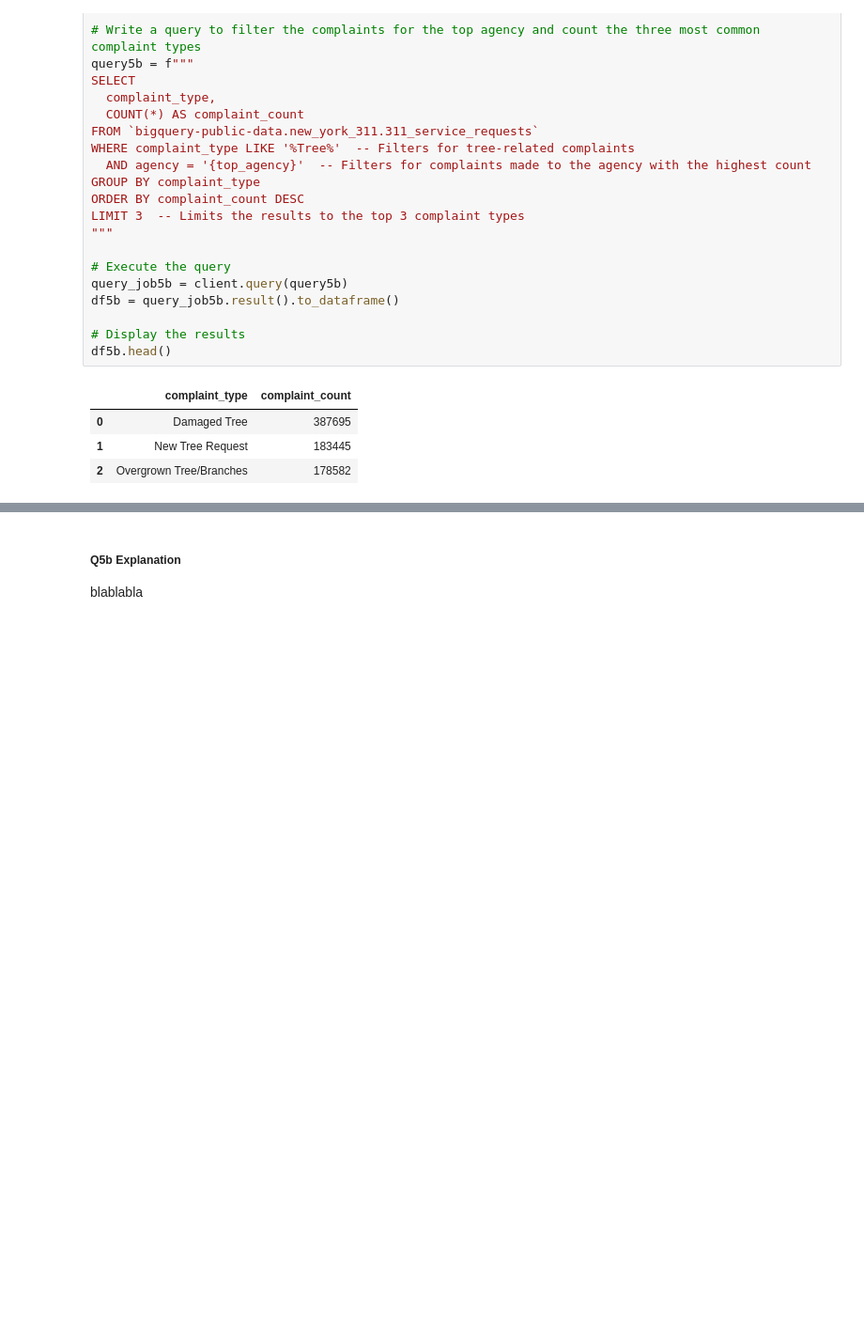
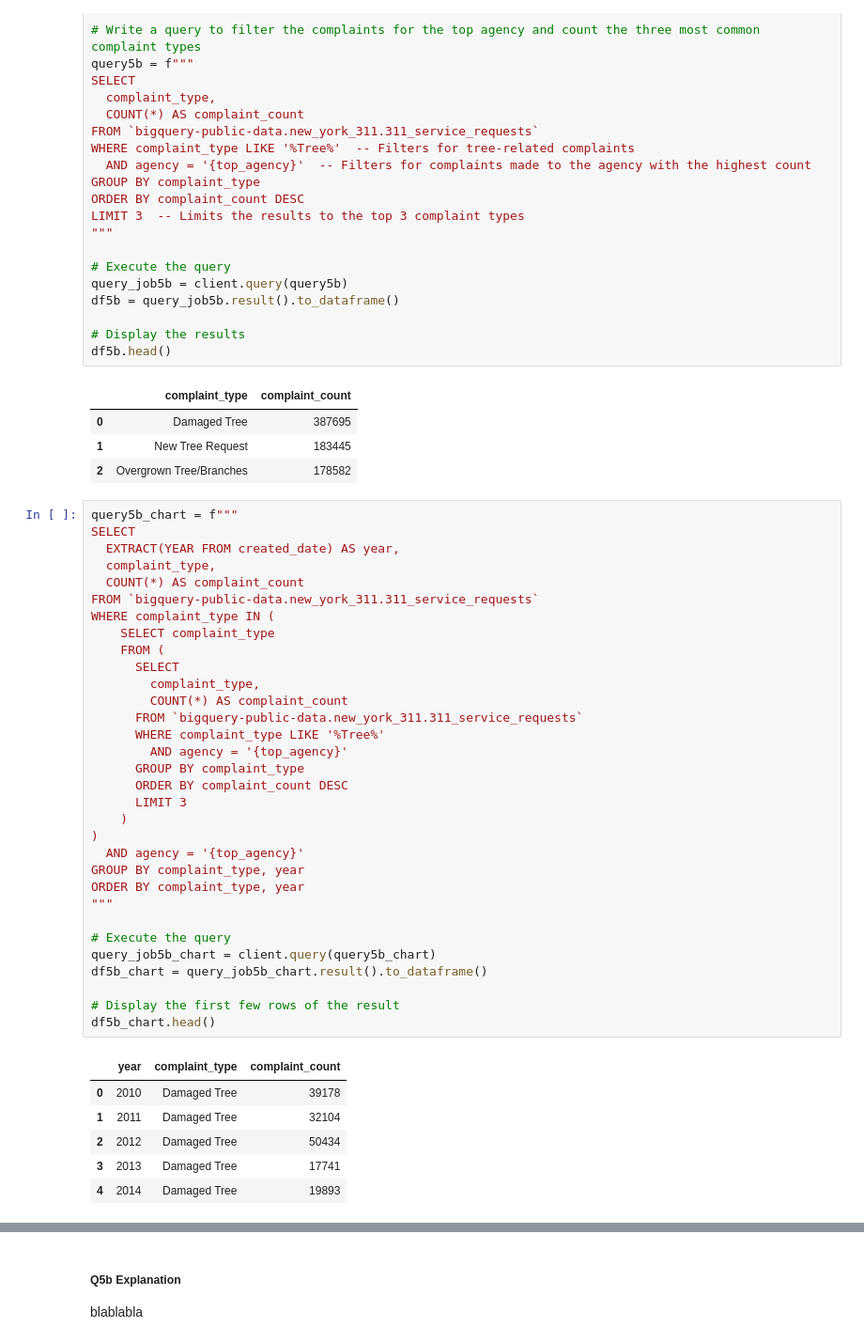
Before and after one commit to NathanP23/Big-Data-Mining-52002, a Jupyter notebook: MidTerm/MidTerm_52002_2024_25.ipynb, the cells around one changed output, grey strips where cells are left out. Shown at 94% size. Cells and saved outputs as stored; diff of their text form; blank space fills up the shorter version.

```diff
--- a/MidTerm/MidTerm_52002_2024_25.ipynb
+++ b/MidTerm/MidTerm_52002_2024_25.ipynb
@@ -1309,3 +1355,42 @@ df5b.head()
 | 0 | Damaged Tree | 387695 |
 | 1 | New Tree Request | 183445 |
 | 2 | Overgrown Tree/Branches | 178582 |
+# %%
+query5b_chart = f"""
+SELECT
+  EXTRACT(YEAR FROM created_date) AS year,
+  complaint_type,
+  COUNT(*) AS complaint_count
+FROM `bigquery-public-data.new_york_311.311_service_requests`
+WHERE complaint_type IN (
+    SELECT complaint_type
+    FROM (
+      SELECT
+        complaint_type,
+        COUNT(*) AS complaint_count
+      FROM `bigquery-public-data.new_york_311.311_service_requests`
+      WHERE complaint_type LIKE '%Tree%'
+        AND agency = '{top_agency}'
+      GROUP BY complaint_type
+      ORDER BY complaint_count DESC
+      LIMIT 3
+    )
+)
+  AND agency = '{top_agency}'
+GROUP BY complaint_type, year
+ORDER BY complaint_type, year
+"""
+
+# Execute the query
+query_job5b_chart = client.query(query5b_chart)
+df5b_chart = query_job5b_chart.result().to_dataframe()
+
+# Display the first few rows of the result
+df5b_chart.head()
+# %% [output]
+|  | year | complaint_type | complaint_count |
+| 0 | 2010 | Damaged Tree | 39178 |
+| 1 | 2011 | Damaged Tree | 32104 |
+| 2 | 2012 | Damaged Tree | 50434 |
+| 3 | 2013 | Damaged Tree | 17741 |
+| 4 | 2014 | Damaged Tree | 19893 |
```
Also changed, not shown: parts of 21 cells of this notebook, 1 other file.
